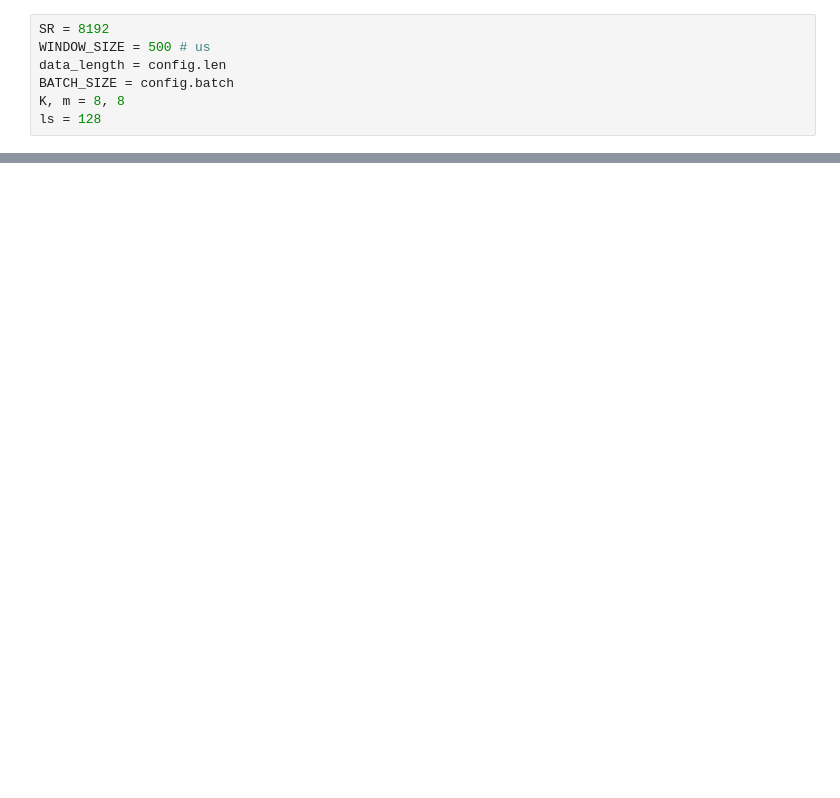
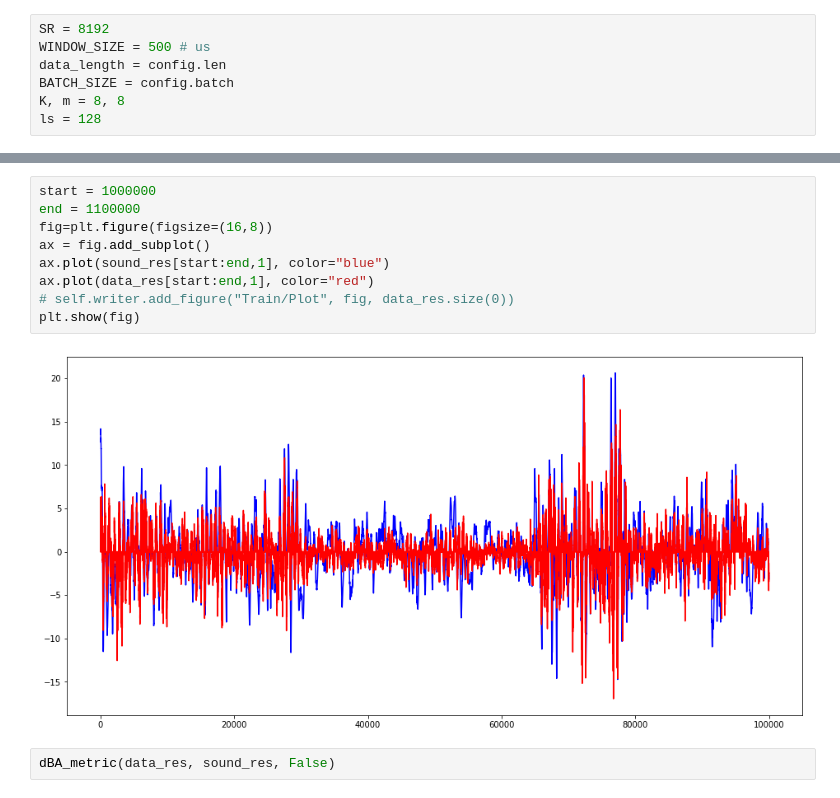
Before and after one commit to lsg1213/ai_model, a Jupyter notebook: pytorch/test_model/visualization.ipynb, the cells around one changed output, grey strips where cells are left out. Saved outputs shown, nothing was run; the diff lists cells and outputs as text; blank space fills up the shorter version.

Commit message:
[add] metric

```diff
--- a/pytorch/test_model/visualization.ipynb
+++ b/pytorch/test_model/visualization.ipynb
@@ -102,0 +78,13 @@ torch.Size([526082, 40, 8])
+# %%
+start = 1000000
+end = 1100000
+fig=plt.figure(figsize=(16,8))
+ax = fig.add_subplot()
+ax.plot(sound_res[start:end,1], color="blue")
+ax.plot(data_res[start:end,1], color="red")
+# self.writer.add_figure("Train/Plot", fig, data_res.size(0))
+plt.show(fig)
+# %% [output]
+[figure, added]
+# %%
+dBA_metric(data_res, sound_res, False)
```
Also changed, not shown: parts of 19 cells of this notebook, 3 other files.
